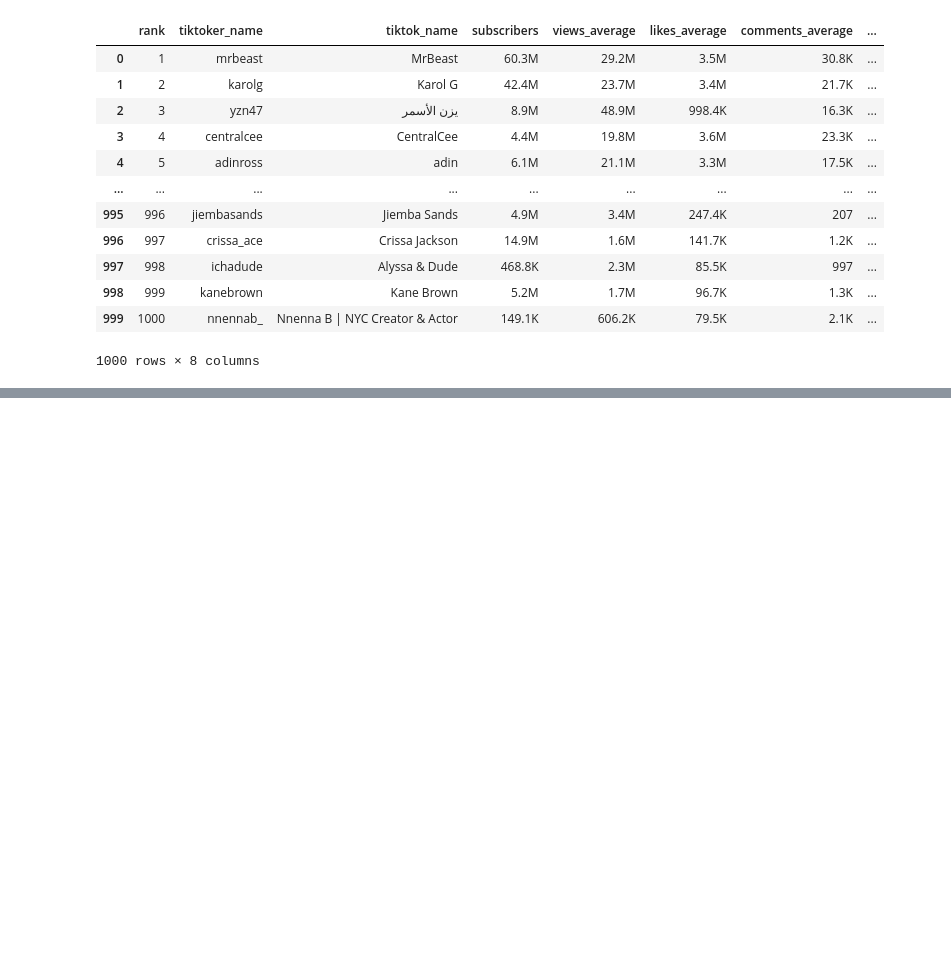
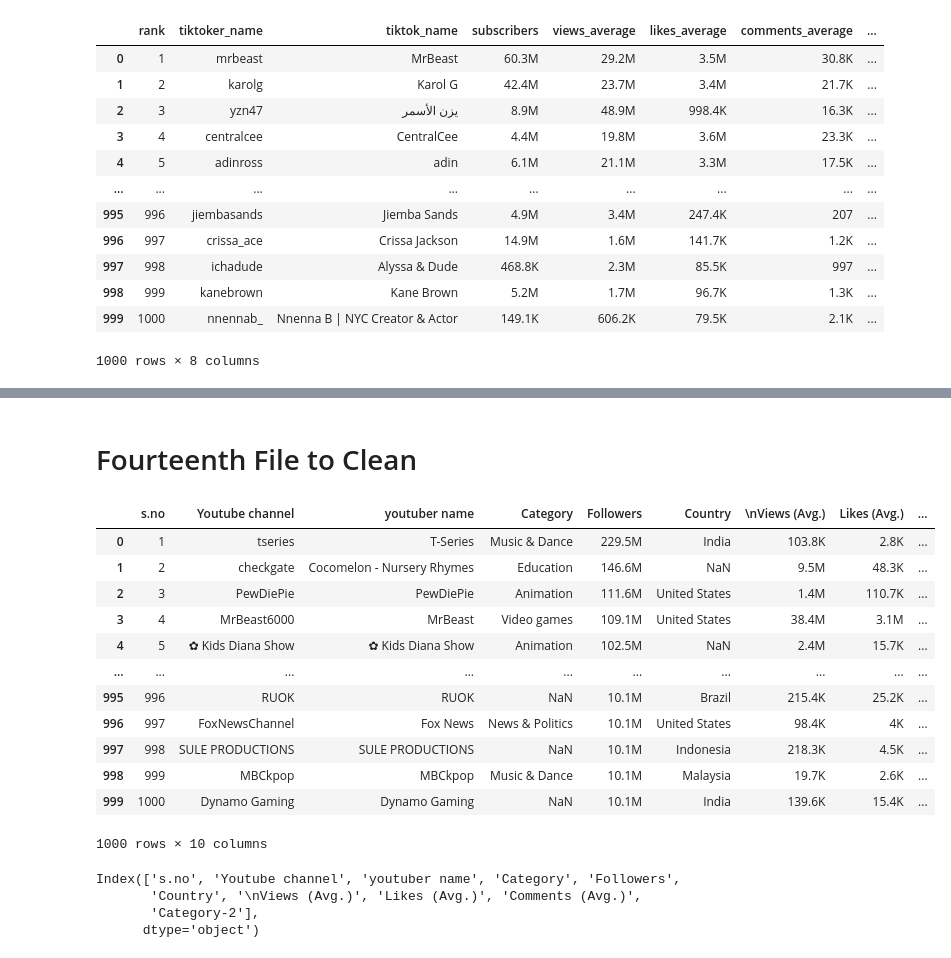
Before and after one commit to AlexOrtiz5/Social_Media, a Jupyter notebook: Clean_Media_Data.ipynb, the cells around one changed output, grey strips where cells are left out. Saved outputs shown, nothing was run; the diff lists cells and outputs as text; code cells hidden in the pictures; blank space fills up the shorter version.

```diff
--- a/Clean_Media_Data.ipynb
+++ b/Clean_Media_Data.ipynb
@@ -651,0 +844,26 @@ df10
+# %% [markdown]
+# Fourteenth File to Clean
+# %%
+df14 = pd.read_csv("./Media_Data/social media influencers-youtube - --nov 2022.csv")
+df14
+# %% [output]
+|  | s.no | Youtube channel | youtuber name | Category | Followers | Country | \nViews (Avg.) | Likes (Avg.) | ... |
+| 0 | 1 | tseries | T-Series | Music & Dance | 229.5M | India | 103.8K | 2.8K | ... |
+| 1 | 2 | checkgate | Cocomelon - Nursery Rhymes | Education | 146.6M | NaN | 9.5M | 48.3K | ... |
+| 2 | 3 | PewDiePie | PewDiePie | Animation | 111.6M | United States | 1.4M | 110.7K | ... |
+| 3 | 4 | MrBeast6000 | MrBeast | Video games | 109.1M | United States | 38.4M | 3.1M | ... |
+| 4 | 5 | ✿ Kids Diana Show | ✿ Kids Diana Show | Animation | 102.5M | NaN | 2.4M | 15.7K | ... |
+| ... | ... | ... | ... | ... | ... | ... | ... | ... | ... |
+| 995 | 996 | RUOK | RUOK | NaN | 10.1M | Brazil | 215.4K | 25.2K | ... |
+| 996 | 997 | FoxNewsChannel | Fox News | News & Politics | 10.1M | United States | 98.4K | 4K | ... |
+| 997 | 998 | SULE PRODUCTIONS | SULE PRODUCTIONS | NaN | 10.1M | Indonesia | 218.3K | 4.5K | ... |
+| 998 | 999 | MBCkpop | MBCkpop | Music & Dance | 10.1M | Malaysia | 19.7K | 2.6K | ... |
+| 999 | 1000 | Dynamo Gaming | Dynamo Gaming | NaN | 10.1M | India | 139.6K | 15.4K | ... |
+1000 rows × 10 columns
+# %%
+df14.columns
+# %% [output]
+Index(['s.no', 'Youtube channel', 'youtuber name', 'Category', 'Followers',
+       'Country', '\nViews (Avg.)', 'Likes (Avg.)', 'Comments (Avg.)',
+       'Category-2'],
+      dtype='object')
```
Also changed, not shown: parts of 17 cells of this notebook.
